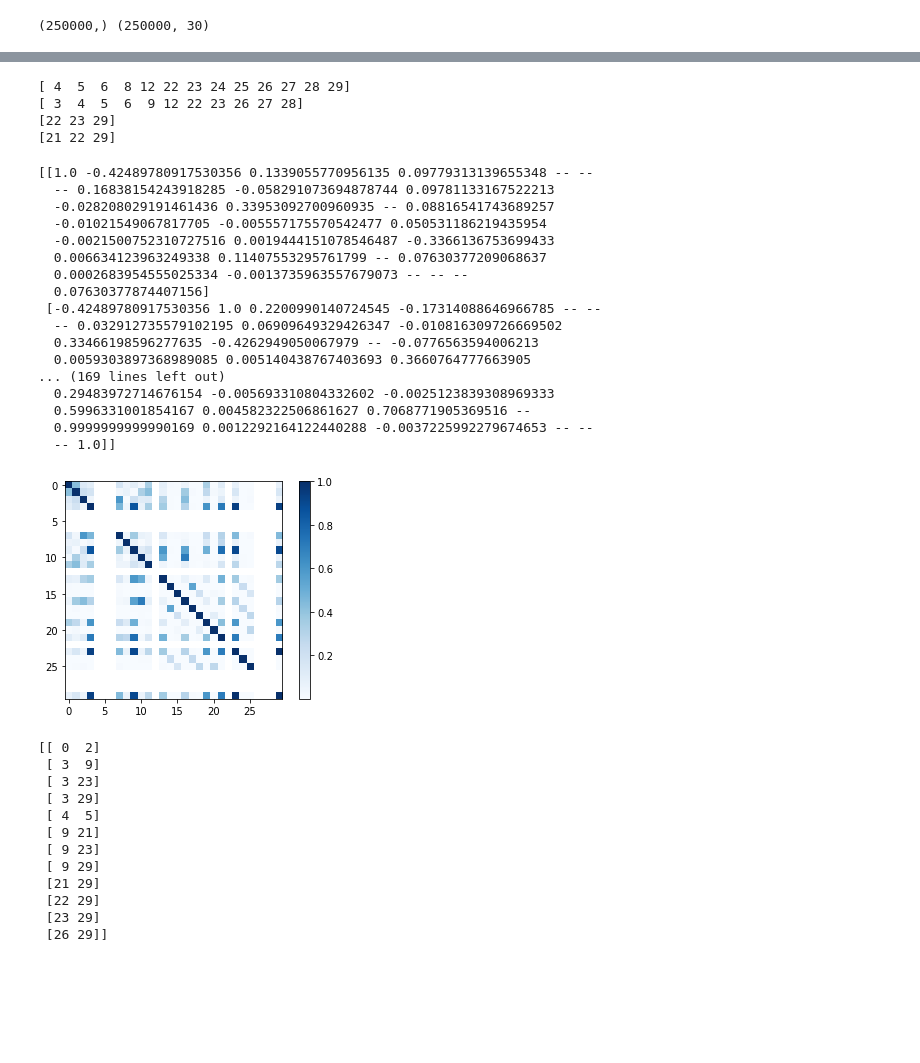
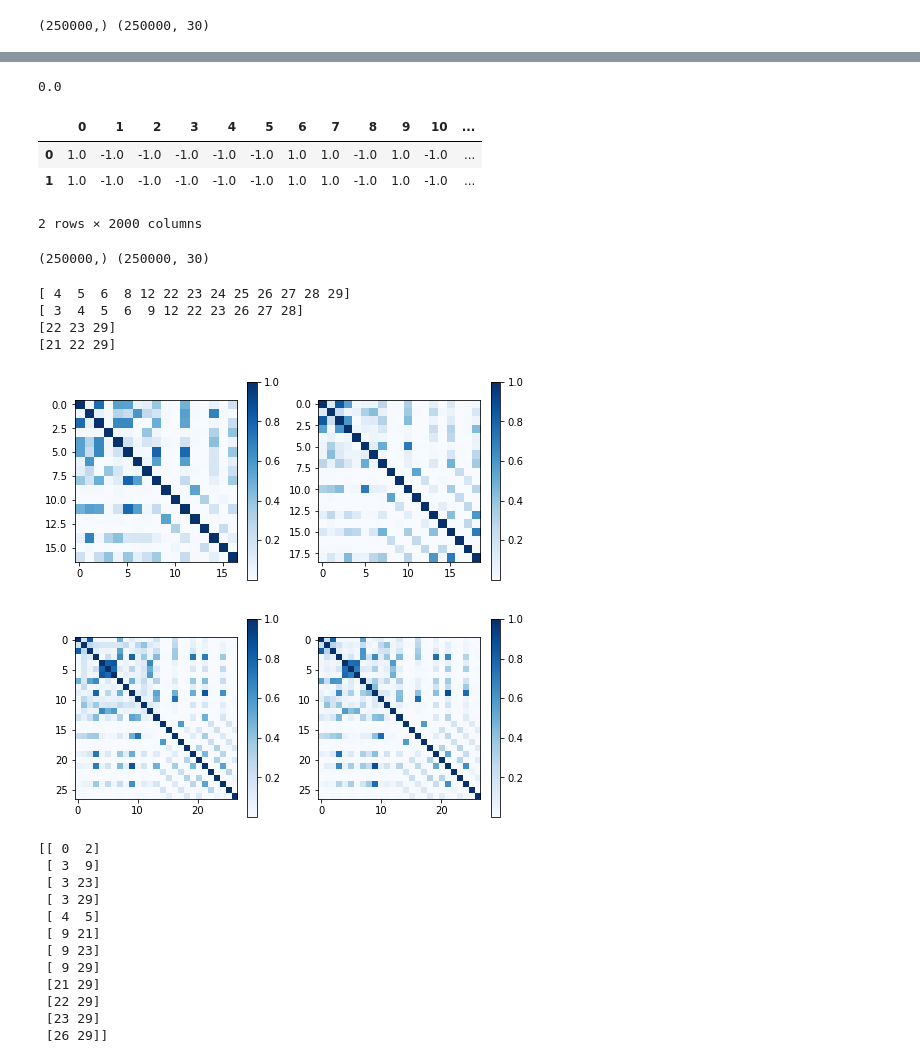
Before and after one commit to antoineDaeniker/ML_project, a Jupyter notebook: notebooks/Correlation_matrix.ipynb, the cells around one changed output, grey strips where cells are left out. Drawn from its saved outputs; the diff is of its cells as text; code cells hidden in the pictures; blank space fills up the shorter version.

Commit message:
continue implementing prediction submission for split data

```diff
--- a/notebooks/Correlation_matrix.ipynb
+++ b/notebooks/Correlation_matrix.ipynb
@@ -21,3 +50,29 @@ print(y.shape, tX.shape)
+# %%
+rmv_indx = [0, 2, 3, 4, 6, 8, 12, 20, 23]
+test_list, y_list, ids_list = split_data_for_test_submit(ids_sample, X_sample, y_sample, rmv_indx)
+#y_pred = predict_label()
+# Store prediction in a list, Here we need to replace y_list by prediction_list
+y_r = np.concatenate((y_list[0], y_list[1], y_list[2], y_list[3]), axis=0)[:, np.newaxis]
+ids_r = np.concatenate((ids_list[0], ids_list[1], ids_list[2], ids_list[3]), axis=0)[:, np.newaxis]
+sorted_arr = np.concatenate((ids_r, y_r), axis=1)
+sorted_arr = sorted_arr[sorted_arr[:, 0].argsort()]
+rec_y = np.squeeze(np.delete(sorted_arr, 0, axis=1))
+sum_ = sum(y_sample - rec_y)
+print(sum_)
+pd.DataFrame([y_sample, rec_y])
+# %% [output]
+0.0
+|  | 0 | 1 | 2 | 3 | 4 | 5 | 6 | 7 | 8 | 9 | 10 | ... |
+| 0 | 1.0 | -1.0 | -1.0 | -1.0 | -1.0 | -1.0 | 1.0 | 1.0 | -1.0 | 1.0 | -1.0 | ... |
+| 1 | 1.0 | -1.0 | -1.0 | -1.0 | -1.0 | -1.0 | 1.0 | 1.0 | -1.0 | 1.0 | -1.0 | ... |
+2 rows × 2000 columns
+# %%
+from utils.io_utils import *
+DATA_TRAIN_PATH = '../data/test.csv' # TODO: download train data and supply path here
+y_te, tX_te, tXt, ids_te = load_csv_data(DATA_TRAIN_PATH)
+print(y.shape, tX.shape)
+# %% [output]
+(250000,) (250000, 30)
 # %%
 new_data, _, rmv_ind = preprocess_train_data_split(tX, y)
 # %% [output]
@@ -30,29 +88,27 @@ data_list, y_list, feat_ind = subdivide_data(tX, y)
 # %%
-corr_mat = np.ma.corrcoef(data_list[1], rowvar=False)
-print(corr_mat)
-#corr_mat[corr_mat == np.nan] = 0
-plt.imshow(np.abs(corr_mat), cmap='Blues')
-plt.colorbar()
+corr_mat_0 = np.ma.corrcoef(new_data[0], rowvar=False)
+corr_mat_1 = np.ma.corrcoef(new_data[1], rowvar=False)
+corr_mat_2 = np.ma.corrcoef(new_data[2], rowvar=False)
+corr_mat_3 = np.ma.corrcoef(new_data[3], rowvar=False)
+
+corr_mat_list = [corr_mat_0, corr_mat_1, corr_mat_2, corr_mat_3]
+
+#for i, corr in enumerate(corr_mat_list):
+#    corr_mat_list[i][corr < 0.9] = 0
+#    corr_mat_list[i][corr >= 0.9] = 1
+
+fig = plt.figure(figsize=(8, 8))
+for i in range(1, 5):
+    fig.add_subplot(2, 2, i)
+    plt.imshow(np.abs(corr_mat_list[i - 1]), cmap='Blues')
+    plt.colorbar()
 plt.show()
+
+#plt.imshow(np.abs(corr_mat), cmap='Blues')
+#plt.colorbar()
+#plt.show()
 # %% [output]
-[[1.0 -0.42489780917530356 0.1339055770956135 0.09779313139655348 -- --
-  -- 0.16838154243918285 -0.058291073694878744 0.09781133167522213
-  -0.028208029191461436 0.33953092700960935 -- 0.08816541743689257
-  -0.01021549067817705 -0.005557175570542477 0.050531186219435954
-  -0.0021500752310727516 0.0019444151078546487 -0.3366136753699433
-  0.006634123963249338 0.11407553295761799 -- 0.07630377209068637
-  0.0002683954555025334 -0.0013735963557679073 -- -- --
-  0.07630377874407156]
- [-0.42489780917530356 1.0 0.2200990140724545 -0.17314088646966785 -- --
-  -- 0.032912735579102195 0.06909649329426347 -0.010816309726669502
-  0.33466198596277635 -0.4262949050067979 -- -0.0776563594006213
-  0.0059303897368989085 0.005140438767403693 0.3660764777663905
-... (169 lines left out)
-  0.29483972714676154 -0.005693310804332602 -0.0025123839308969333
-  0.5996331001854167 0.004582322506861627 0.7068771905369516 --
-  0.9999999999990169 0.0012292164122440288 -0.0037225992279674653 -- --
-  -- 1.0]]
-[figure, old version]
+[figure, new version]
 # %%
 corr_indices = np.argwhere(np.abs(np.triu(corr_mat - np.eye(30))) > 0.8)
 print(corr_indices)
```
Also changed, not shown: parts of 4 cells of this notebook, 3 other files.
